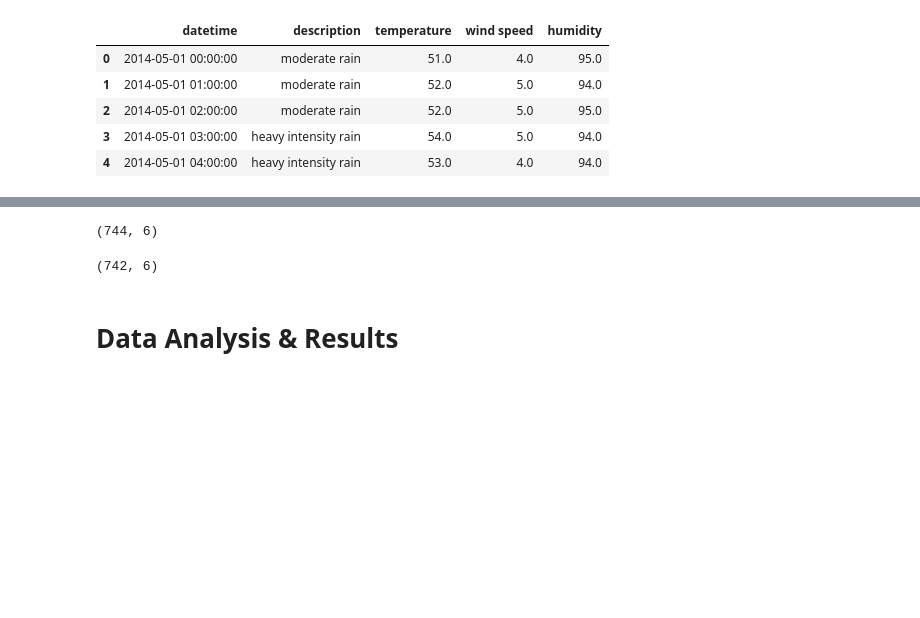
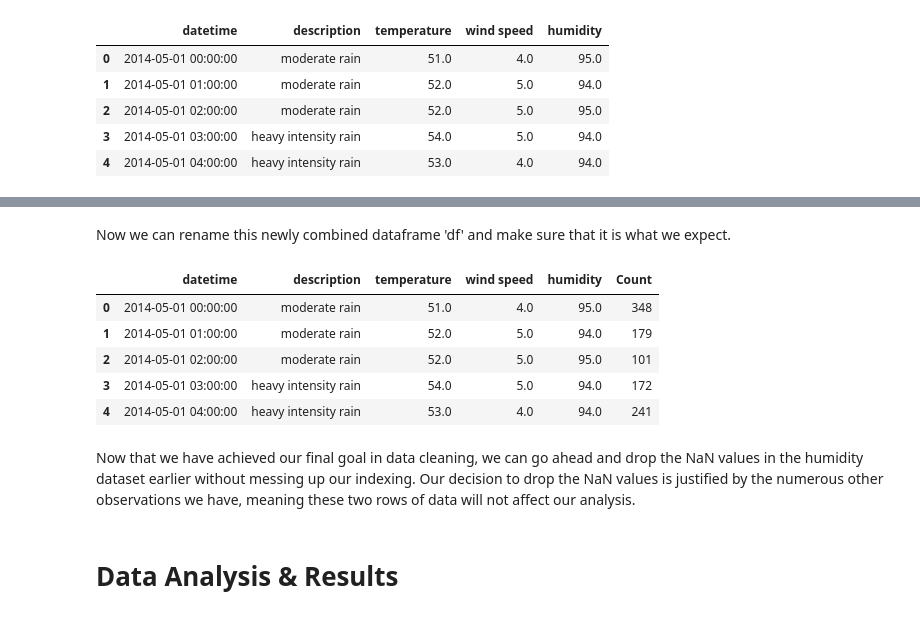
Before and after one commit to zil011/COGS108_Final_Project, a Jupyter notebook: FinalProject.ipynb, the cells around one changed output, grey strips where cells are left out. Cells and saved outputs as stored; diff of their text form; code cells hidden in the pictures; blank space fills up the shorter version.

Commit message:
Update FinalProject.ipynb
edit data cleaing portion for combining everything

```diff
--- a/FinalProject.ipynb
+++ b/FinalProject.ipynb
@@ -290,9 +324,18 @@ counts_df.head()
+# %% [markdown]
+Now we can rename this newly combined dataframe 'df' and make sure that it is what we expect.
+# %%
+df = weather_description_df
+df.head()
+# %% [output]
+|  | datetime | description | temperature | wind speed | humidity | Count |
+| 0 | 2014-05-01 00:00:00 | moderate rain | 51.0 | 4.0 | 95.0 | 348 |
+| 1 | 2014-05-01 01:00:00 | moderate rain | 52.0 | 5.0 | 94.0 | 179 |
+| 2 | 2014-05-01 02:00:00 | moderate rain | 52.0 | 5.0 | 95.0 | 101 |
+| 3 | 2014-05-01 03:00:00 | heavy intensity rain | 54.0 | 5.0 | 94.0 | 172 |
+| 4 | 2014-05-01 04:00:00 | heavy intensity rain | 53.0 | 4.0 | 94.0 | 241 |
+# %% [markdown]
+Now that we have achieved our final goal in data cleaning, we can go ahead and drop the NaN values in the humidity dataset earlier without messing up our indexing. Our decision to drop the NaN values is justified by the numerous other observations we have, meaning these two rows of data will not affect our analysis.
 # %%
-df = weather_description_df
-print(df.shape)
+# We need to change the -1 back to NaN and drop it from df
 df['humidity'] = df['humidity'].replace(-1, np.NaN)
 df = df.dropna()
-df.shape
-# %% [output]
-(744, 6)
-(742, 6)
```
Also changed, not shown: parts of 15 cells of this notebook.
